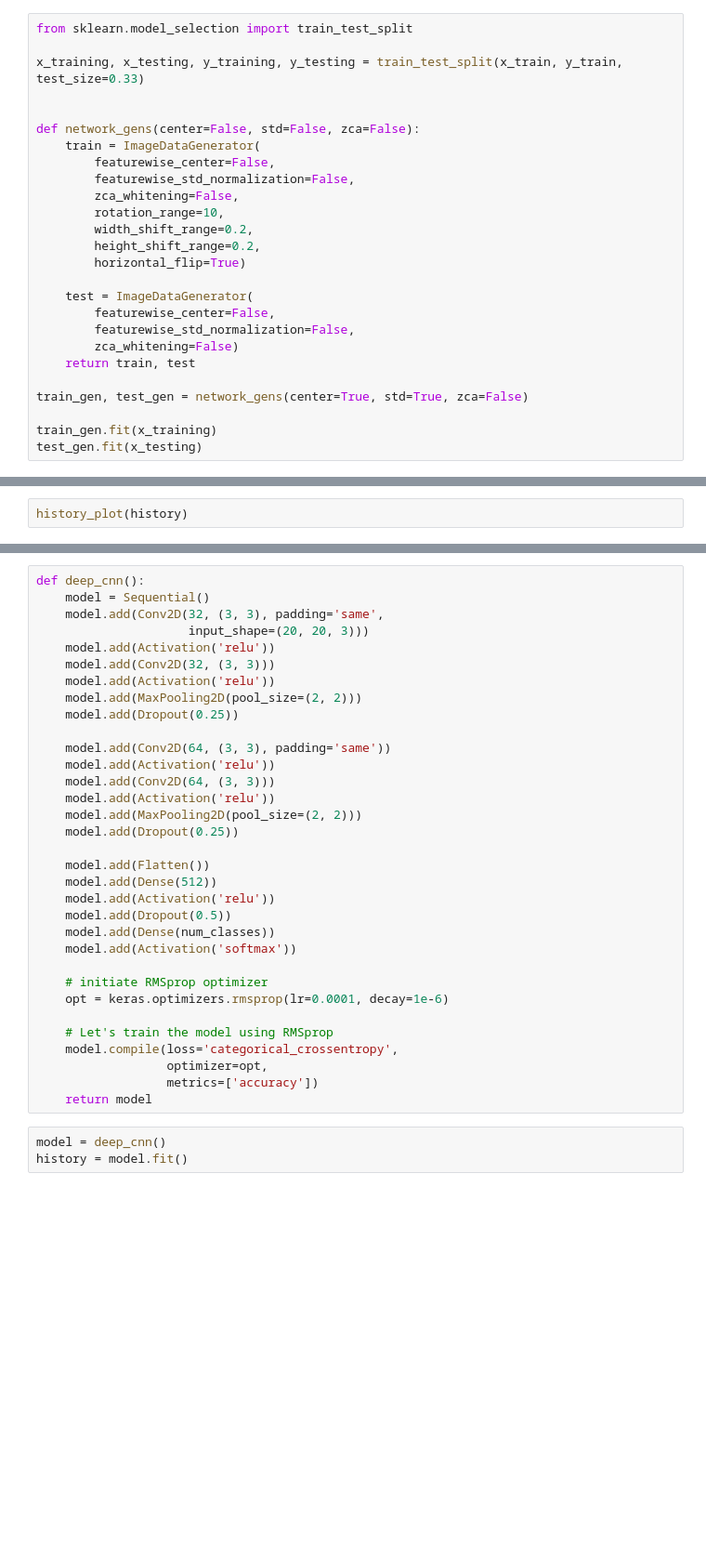
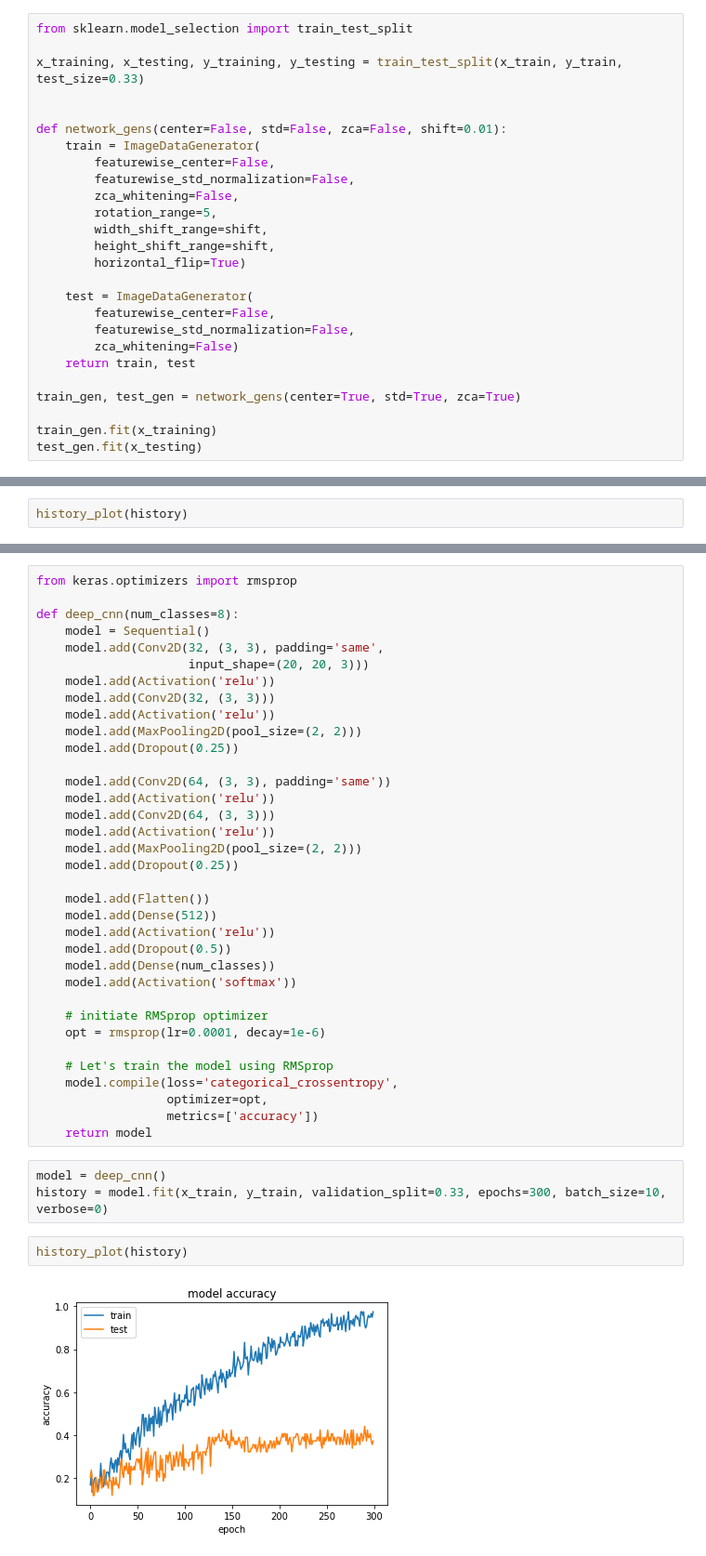
Before and after one commit to tmastny/machine_learning_class, a Jupyter notebook: Contest1/models/image_generation/image_gen.ipynb, the cells around one changed output, grey strips where cells are left out. Shown at 93% size. Saved outputs shown, nothing was run; the diff lists cells and outputs as text; blank space fills up the shorter version.

Commit message:
deep sub

```diff
--- a/Contest1/models/image_generation/image_gen.ipynb
+++ b/Contest1/models/image_generation/image_gen.ipynb
@@ -260,14 +260,14 @@ from sklearn.model_selection import train_test_split
 x_training, x_testing, y_training, y_testing = train_test_split(x_train, y_train, test_size=0.33)
 
 
-def network_gens(center=False, std=False, zca=False):
+def network_gens(center=False, std=False, zca=False, shift=0.01):
     train = ImageDataGenerator(
         featurewise_center=False,
         featurewise_std_normalization=False,
         zca_whitening=False,
-        rotation_range=10,
-        width_shift_range=0.2,
-        height_shift_range=0.2,
+        rotation_range=5,
+        width_shift_range=shift,
+        height_shift_range=shift,
         horizontal_flip=True)
 
     test = ImageDataGenerator(
@@ -276,7 +276,7 @@ def network_gens(center=False, std=False, zca=False):
         zca_whitening=False)
     return train, test
 
-train_gen, test_gen = network_gens(center=True, std=True, zca=False)
+train_gen, test_gen = network_gens(center=True, std=True, zca=True)
 
 train_gen.fit(x_training)
 test_gen.fit(x_testing)
@@ -386,5 +302,7 @@ print('Test accuracy:', scores[1])
 # %%
-def deep_cnn():
+from keras.optimizers import rmsprop
+
+def deep_cnn(num_classes=8):
     model = Sequential()
     model.add(Conv2D(32, (3, 3), padding='same',
                      input_shape=(20, 20, 3)))
@@ -409,7 +327,7 @@ def deep_cnn():
     model.add(Activation('softmax'))
 
     # initiate RMSprop optimizer
-    opt = keras.optimizers.rmsprop(lr=0.0001, decay=1e-6)
+    opt = rmsprop(lr=0.0001, decay=1e-6)
 
     # Let's train the model using RMSprop
     model.compile(loss='categorical_crossentropy',
@@ -418,4 +336,8 @@ def deep_cnn():
     return model
 # %%
 model = deep_cnn()
-history = model.fit()
+history = model.fit(x_train, y_train, validation_split=0.33, epochs=300, batch_size=10, verbose=0)
+# %%
+history_plot(history)
+# %% [output]
+[figure, added]
```
Also changed, not shown: parts of 6 cells of this notebook, 1 other file.
